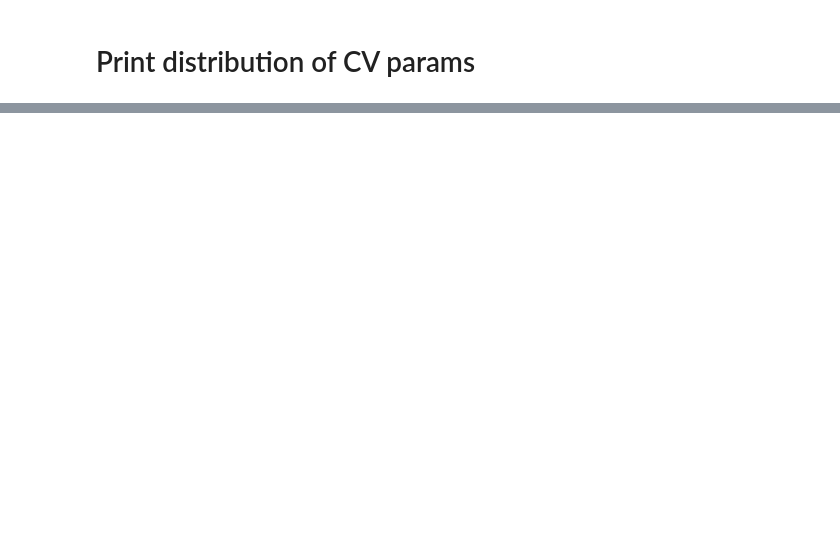
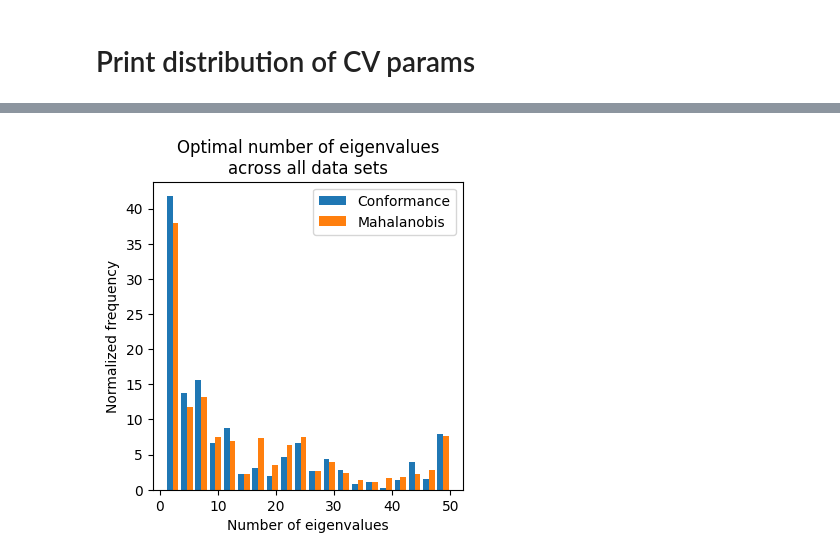
Before and after one commit to nikitazozoulenko/kernel-timeseries-anomaly-detection, a Jupyter notebook: print_results.ipynb, the cells around one changed output, grey strips where cells are left out. Drawn from its saved outputs; the diff is of its cells as text; code cells hidden in the pictures; blank space fills up the shorter version.

```diff
--- a/print_results.ipynb
+++ b/print_results.ipynb
@@ -354,0 +255,80 @@ res = run_specific_param_dict("CharacterTrajectories", param_dict, verbose=True)
+# %%
+def plot_thresholds_and_alpha(
+        cv_results:Dict,
+        normalize_by_dataset:bool = True,
+        size_x = 4,
+        size_y = 4,
+    ):
+    l_thresh = [[], []]
+    l_alpha = [[], []]
+    l_weights = [[], []]
+    for dataset_name, results in cv_results.items():
+        for idx, anomaly_method in enumerate(["conf_results", "mahal_results"]):
+            kernelwise_dict = results[anomaly_method]
+            for kernel_name, labelwise_dict in kernelwise_dict.items():
+                for label, param_dict in labelwise_dict.items():
+                    l_thresh[idx].append(param_dict["threshold"])
+                    l_alpha[idx].append(param_dict["alpha"])
+                    l_weights[idx].append(1/len(labelwise_dict))
+    l_thresh = np.array(l_thresh)
+    l_alpha = np.array(l_alpha)
+    thresh_weights = np.array(l_weights)
+    if normalize_by_dataset:
+        thresh_weights = np.array(l_weights)
+        y_label = "Normalized frequency"
+    else:
+        thresh_weights = np.ones_like(l_thresh)
+        y_label = "Frequency"
+
+    # Threshold plot
+    l_alpha = l_alpha.astype(str)
+    fig = plt.figure(figsize=(size_x, size_y))
+    ax = fig.add_subplot(111)
+    #ax.hist(np.concatenate(l_thresh), bins=50, weights=np.concatenate(thresh_weights))
+    ax.hist(l_thresh.T, bins=20, weights=thresh_weights.T, label=["Conformance", "Mahalanobis"])
+    ax.set_title(f"Optimal number of eigenvalues\nacross all data sets")
+    ax.set_xlabel("Number of eigenvalues")
+    ax.set_ylabel(y_label)
+    ax.legend(loc='upper right')
+    plt.show()
+    fig.savefig("Data/thresholds.pdf", format='pdf', dpi=600)
+
+
+    # Alpha plot
+    count = np.zeros((2, 3))
+    count[:, 0] = ((l_alpha == "1e-08")*thresh_weights).sum(axis=1)
+    count[:, 1] = ((l_alpha == "1e-05")*thresh_weights).sum(axis=1)
+    count[:, 2] = ((l_alpha == "0.01")*thresh_weights).sum(axis=1)
+
+    x_label = ("1e-08", "1e-05", "0.01")
+    groups = {
+        'Conformance': count[0],
+        'Mahalanobis': count[1],
+    }
+
+    x = np.arange(len(x_label))  # the label locations
+    width = 0.2  # the width of the bars
+    multiplier = 0
+
+    fig = plt.figure(figsize=(size_x, size_y))
+    ax = fig.add_subplot(111)
+    for attribute, measurement in groups.items():
+        offset = width * multiplier
+        rects = ax.bar(x + offset, measurement, width, label=attribute)
+        # ax.bar_label(rects, padding=3)
+        multiplier += 1
+
+    # Add some text for labels, title and custom x-axis tick labels, etc.
+    ax.set_ylabel(y_label)
+    ax.set_xlabel("$\\alpha$ value")
+    ax.set_title('Optimal Tikhnov regularization $\\alpha$\nacross all data sets')
+    ax.set_xticks(x + width/2, x_label)
+    ax.legend(loc='upper right')
+
+    plt.show()
+    fig.savefig("Data/alpha.pdf", format='pdf', dpi=600)
+
+
+plot_thresholds_and_alpha(cv_results, normalize_by_dataset=True)
+# %% [output]
+[figure, added]
```
Also changed, not shown: parts of 14 cells of this notebook, 41 other files.
